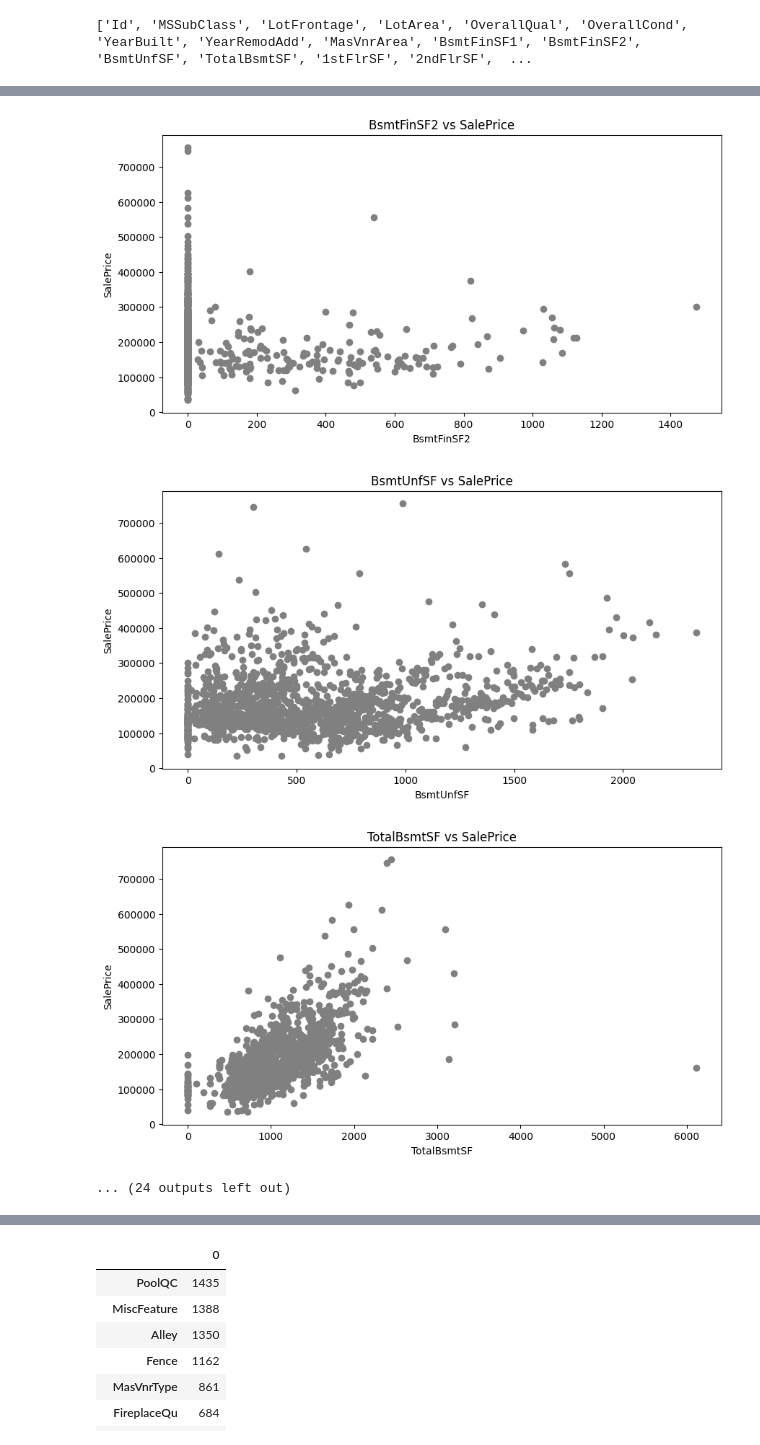
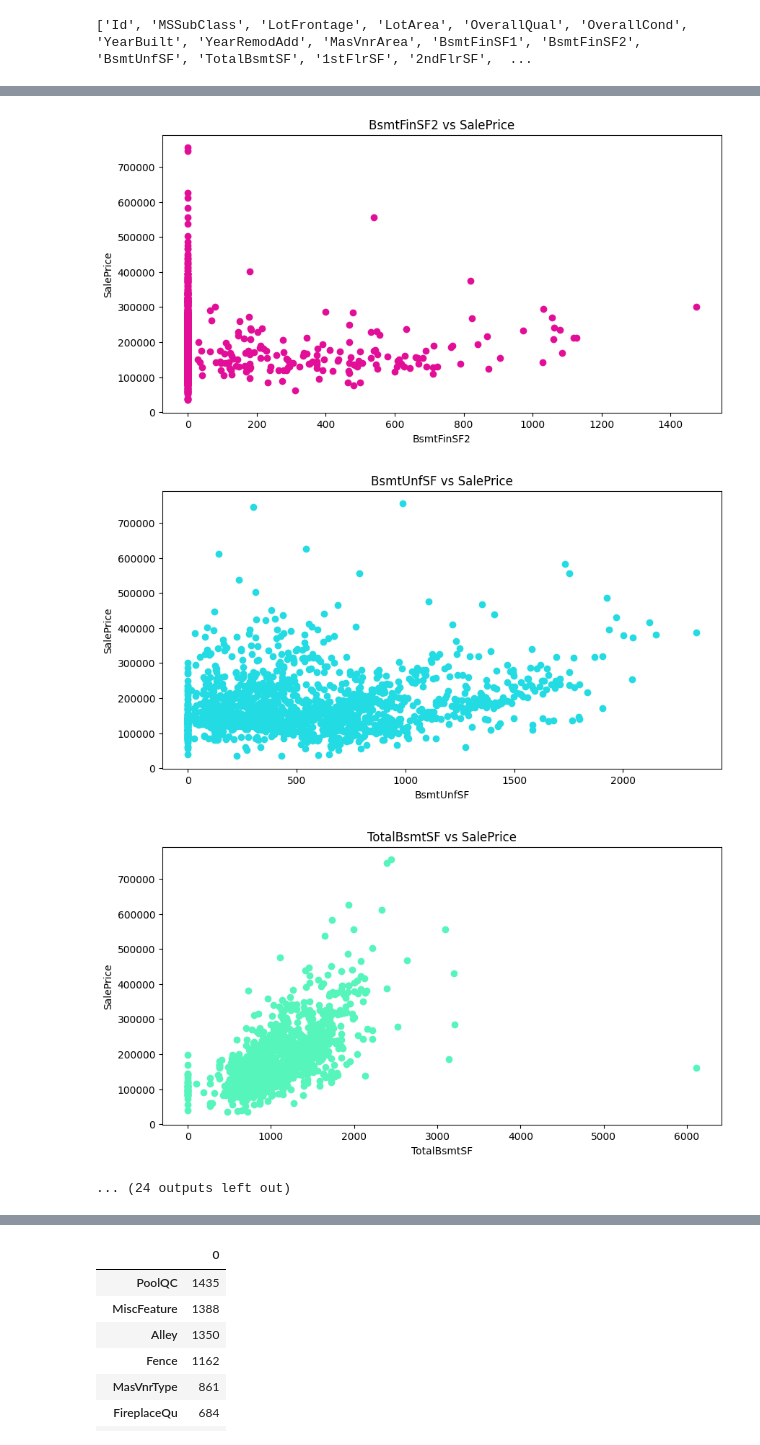
Before and after one commit to Nimbus-commints/Data-Science-Proyectos, a Jupyter notebook: Prediccion de Precios de Casas/Prediccion_Casas.ipynb, the cells around one changed output, grey strips where cells are left out. Drawn from its saved outputs; the diff is of its cells as text; code cells hidden in the pictures.

```diff
--- a/Prediccion de Precios de Casas/Prediccion_Casas.ipynb
+++ b/Prediccion de Precios de Casas/Prediccion_Casas.ipynb
@@ -344,12 +350,20 @@ print(num_cols)
 # %% [output]
 ['Id', 'MSSubClass', 'LotFrontage', 'LotArea', 'OverallQual', 'OverallCond', 'YearBuilt', 'YearRemodAdd', 'MasVnrArea', 'BsmtFinSF1', 'BsmtFinSF2', 'BsmtUnfSF', 'TotalBsmtSF', '1stFlrSF', '2ndFlrSF',  ...
 # %%
+import random
+def generate_random_color():
+    r = random.random()
+    g= random.random()
+    b = random.random()
+    return (r,g,b)
+colors = generate_random_color()
+
 for col in num_cols[1:]:
     if col == 'SalePrice':
         continue
     else :
         plt.figure(figsize=(10,5))
-        plt.scatter(x=train_data[col], y=train_data['SalePrice'],c='gray')
+        plt.scatter(x=train_data[col], y=train_data['SalePrice'],color=generate_random_color())
         plt.title(f'{col} vs SalePrice')
         plt.xlabel(col)
         plt.ylabel('SalePrice')
@@ -367,5 +381,5 @@ for col in num_cols[1:]:
-[figure, old version]
+[figure, new version]
-[figure, old version]
+[figure, new version]
-[figure, old version]
+[figure, new version]
 ... (24 outputs left out)
 # %% [markdown]
```
Also changed, not shown: parts of 78 cells of this notebook, 1 other file.
